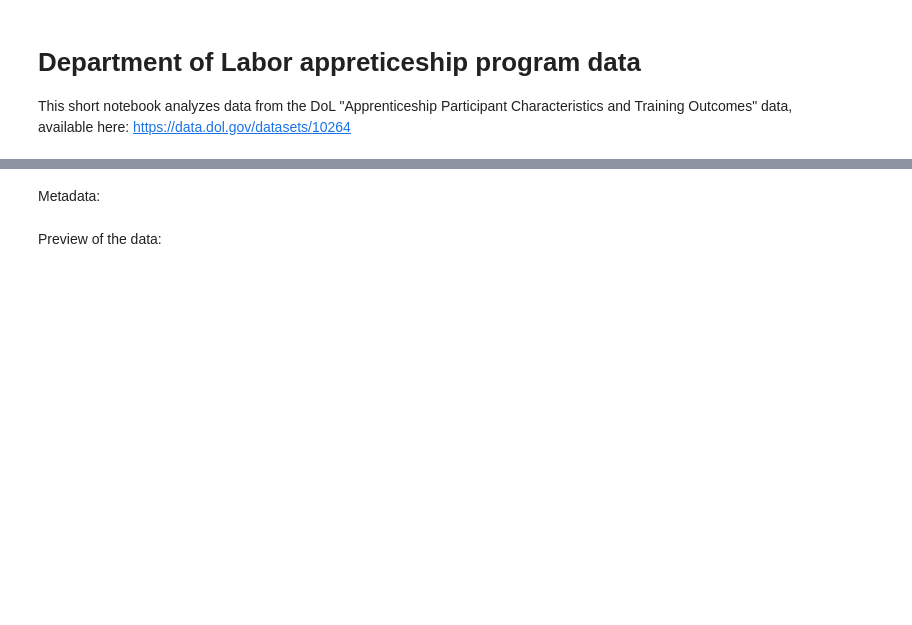
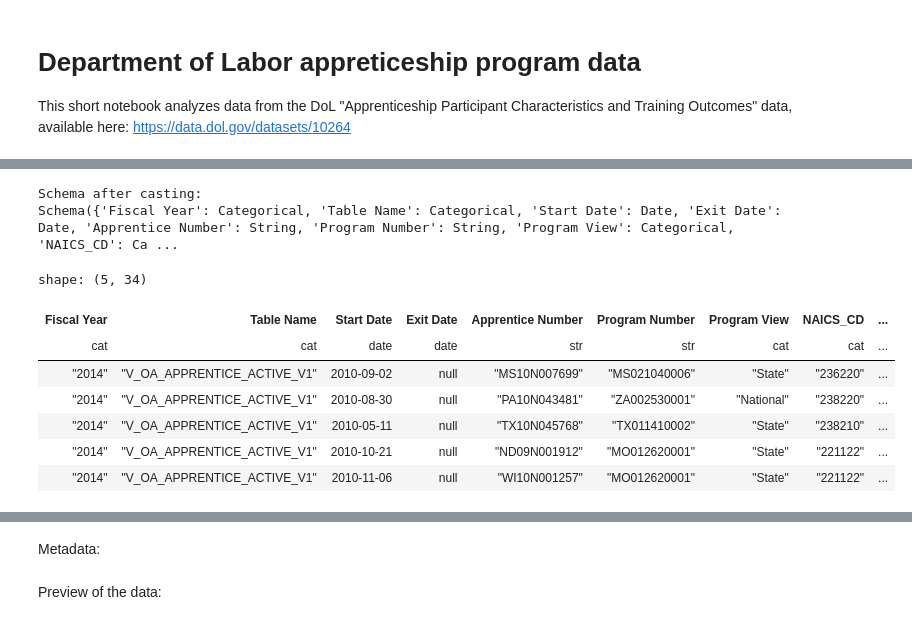
Before and after one commit to pete-rodrigue/dol-data, a Jupyter notebook: index.ipynb, the cells around one changed output, grey strips where cells are left out. Cells and saved outputs as stored; diff of their text form; code cells hidden in the pictures; blank space fills up the shorter version.

```diff
--- a/index.ipynb
+++ b/index.ipynb
@@ -4,0 +48,49 @@ This short notebook analyzes data from the DoL "Apprenticeship Participant Chara
+# %%
+# ── 2. CAST COLUMNS TO CORRECT TYPES ─────────────────────────────────────────
+
+categorical_cols = [
+    "Fiscal Year", "Table Name", "Program View", "NAICS_CD", "Age Cohort",
+    "Ethnicity", "Gender", "Race", "Veteran Status Title",
+    "Individuals with Disabilities", "Industry", "Apprentice Status Code",
+    "HUD_State", "County Fips", "County Name", "State", "APPR_STATE",
+    "APPR_COUNTY_FIPS", "APPR_COUNTY_NAME", "Education",
+]
+
+boolean_cols = ["UNION_Y_N", "ACTIVE_ADJUST", "COMPLETER_ADJUST", "NEW_ADJUST"]
+
+numeric_cols = ["APPRENTICE_ID", "EXIT_WAGE_ADJUST", "START_WAGE_ADJUST",
+                "STARTING_WAGE", "Exit_Wage"]
+
+date_cols = ["Start Date", "Exit Date"]
+
+# Text cols (Apprentice Number, Program Number, Occupation) stay as strings
+
+df = df.with_columns(
+    # Categorical
+    [pl.col(c).cast(pl.Categorical) for c in categorical_cols if c in df.columns]
+    # Numeric
+    + [pl.col(c).cast(pl.Float64, strict=False) for c in numeric_cols if c in df.columns]
+    # Boolean (stored as "0"/"1" strings)
+    + [pl.col(c).cast(pl.Int8, strict=False).cast(pl.Boolean) for c in boolean_cols if c in df.columns]
+    # Dates — different formats for each column
+    + [pl.col("Start Date").str.to_date(format="%m %d %Y %H:%M:%S", strict=False)]
+    + [pl.col("Exit Date").str.to_date(format="%m/%d/%Y", strict=False)]
+)
+
+print("Schema after casting:")
+print(df.schema, "\n")
+# %% [output]
+Schema after casting:
+Schema({'Fiscal Year': Categorical, 'Table Name': Categorical, 'Start Date': Date, 'Exit Date': Date, 'Apprentice Number': String, 'Program Number': String, 'Program View': Categorical, 'NAICS_CD': Ca ...
+# %%
+quick_view = df.head()
+quick_view
+# %% [output]
+shape: (5, 34)
+| Fiscal Year | Table Name | Start Date | Exit Date | Apprentice Number | Program Number | Program View | NAICS_CD | ... |
+| cat | cat | date | date | str | str | cat | cat | ... |
+| "2014" | "V_OA_APPRENTICE_ACTIVE_V1" | 2010-09-02 | null | "MS10N007699" | "MS021040006" | "State" | "236220" | ... |
+| "2014" | "V_OA_APPRENTICE_ACTIVE_V1" | 2010-08-30 | null | "PA10N043481" | "ZA002530001" | "National" | "238220" | ... |
+| "2014" | "V_OA_APPRENTICE_ACTIVE_V1" | 2010-05-11 | null | "TX10N045768" | "TX011410002" | "State" | "238210" | ... |
+| "2014" | "V_OA_APPRENTICE_ACTIVE_V1" | 2010-10-21 | null | "ND09N001912" | "MO012620001" | "State" | "221122" | ... |
+| "2014" | "V_OA_APPRENTICE_ACTIVE_V1" | 2010-11-06 | null | "WI10N001257" | "MO012620001" | "State" | "221122" | ... |
```
Also changed, not shown: parts of 8 cells of this notebook, 1 other file.
